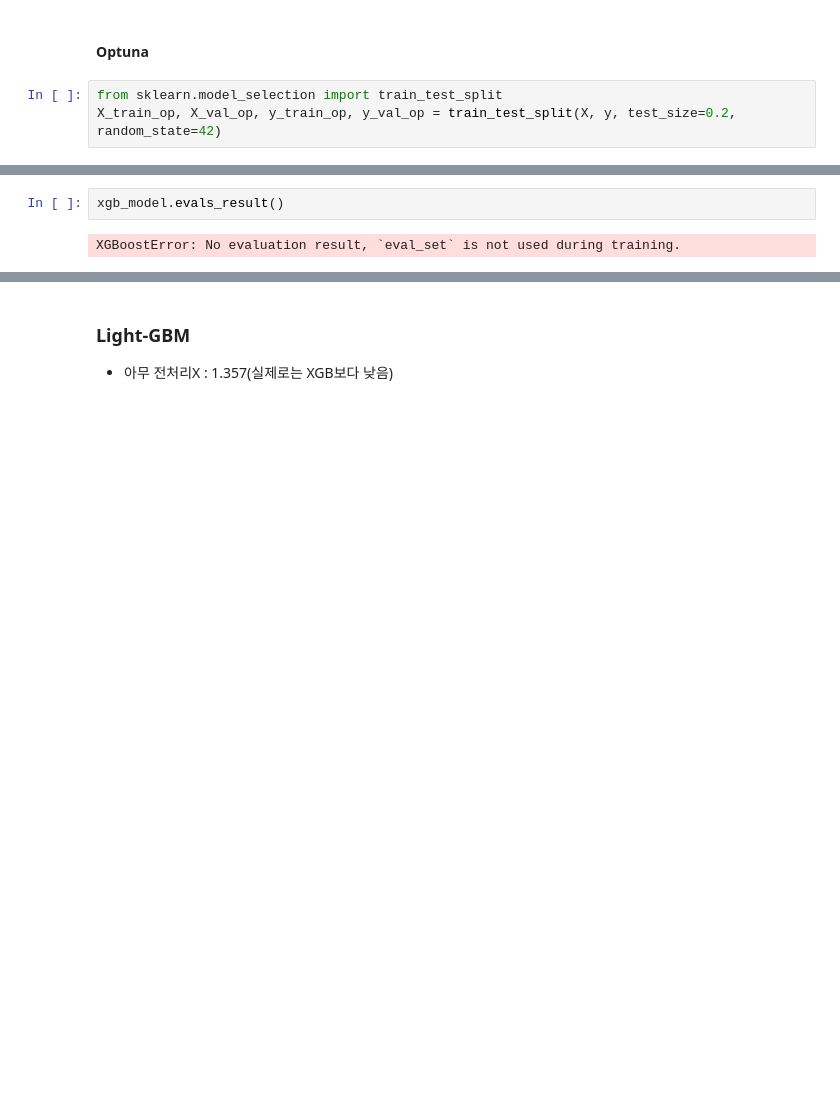
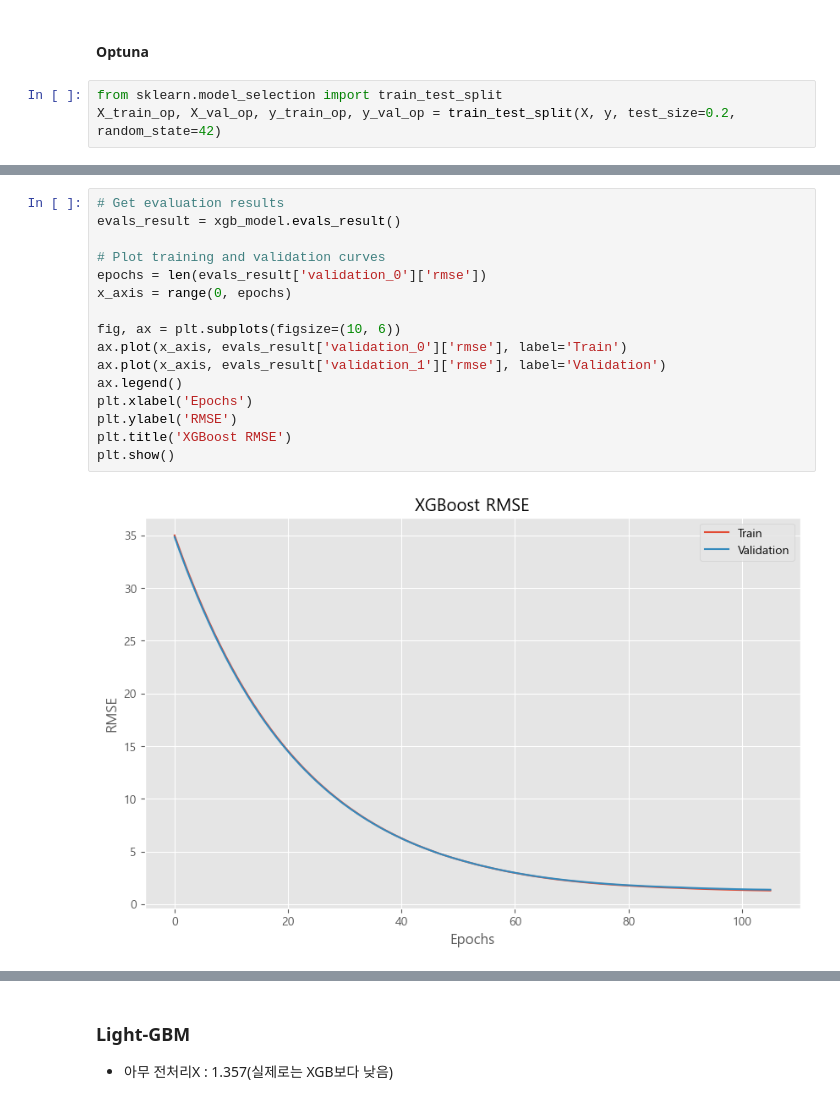
Before and after one commit to han942/vscode, a Jupyter notebook: Dacon/전기차 가격 예측 해커톤/CarEV.ipynb, the cells around one changed output, grey strips where cells are left out. Drawn from its saved outputs; the diff is of its cells as text; blank space fills up the shorter version.

```diff
--- a/Dacon/전기차 가격 예측 해커톤/CarEV.ipynb
+++ b/Dacon/전기차 가격 예측 해커톤/CarEV.ipynb
@@ -581,7 +565,21 @@ RMSE: 1.5201978823274593
-# %%
-xgb_model.evals_result()
-# %% [output]
-XGBoostError: No evaluation result, `eval_set` is not used during training.
+# %%
+# Get evaluation results
+evals_result = xgb_model.evals_result()
+
+# Plot training and validation curves
+epochs = len(evals_result['validation_0']['rmse'])
+x_axis = range(0, epochs)
+
+fig, ax = plt.subplots(figsize=(10, 6))
+ax.plot(x_axis, evals_result['validation_0']['rmse'], label='Train')
+ax.plot(x_axis, evals_result['validation_1']['rmse'], label='Validation')
+ax.legend()
+plt.xlabel('Epochs')
+plt.ylabel('RMSE')
+plt.title('XGBoost RMSE')
+plt.show()
+# %% [output]
+[figure, added]
 # %%
 import xgboost
 xgboost.plot_importance(xgb_model)
```
Also changed, not shown: parts of 7 cells of this notebook.
